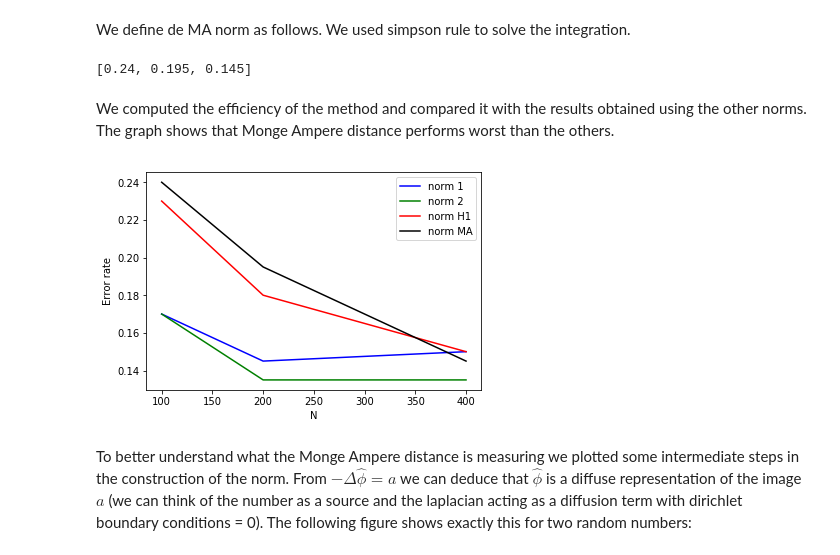
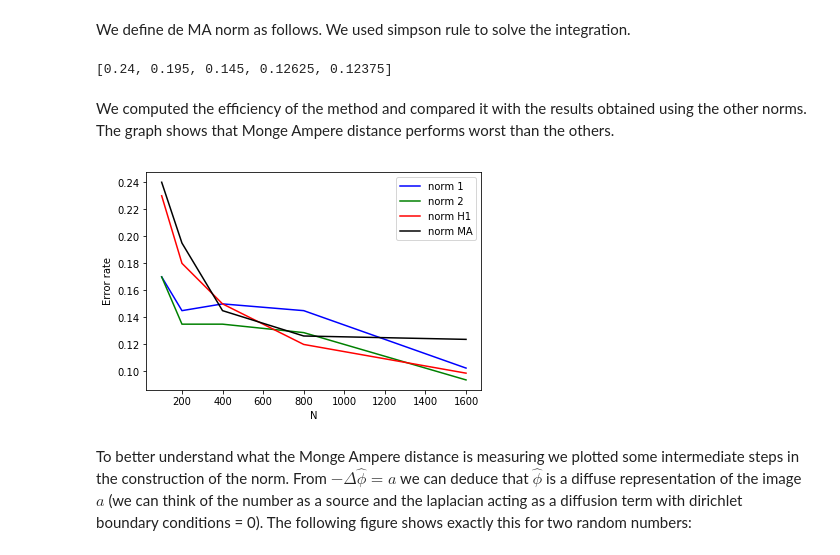
Before and after one commit to Fede112/P1.4_seed, a Jupyter notebook: final_project/final_project_2018-2019.ipynb, the cells around one changed output. Saved outputs shown, nothing was run; the diff lists cells and outputs as text; code cells hidden in the pictures.

```diff
--- a/final_project/final_project_2018-2019.ipynb
+++ b/final_project/final_project_2018-2019.ipynb
@@ -406,7 +407,7 @@ where each column represents a different norm.
 
 ** In the next assignments, optional points are given if you manage to make the algorithm run faster, by pre-computing everything you can precompute in advance **
 # %%
-Ns = np.array([100,200,400,800])
+Ns = np.array([100,200,400,800,1600])
 
 # We generate a list of matrices with size N. Each new matrix is calculated from the previous entry.
 # Matrices are suppose to be inserted in ascending order (dim-wise)
@@ -533,6 +533,6 @@ print(d_h1(x_train[10], x_train[11], id_f1 =10, id_f2 = 11, grad = grad_v, intgr
 # %% [output]
 0.02889279489490389
 # %%
-Ns = np.array([100,200,400])
+Ns = np.array([100,200,400,800,1600])
 d_h1_errors = [efficiency(N, dist(d_h1, N, x_train, grad = grad_v, intgrl = intgrl_v), y_train) for N in Ns]
 # %%
@@ -658,27 +658,27 @@ def d_MA(f1,f2,**kwargs):
 # N = 3
 # dist(d_h1, N, x_train)
 
-Ns = np.array([100,200,400])
+Ns = np.array([100,200,400,800,1600])
 # Ns = np.array([100])
 d_MA_errors = [efficiency(N, dist(d_MA, N, x_train, lapl = lapl_v, intgrl = intgrl_v), y_train) for N in Ns]
 print(d_MA_errors)
 # %% [output]
-[0.24, 0.195, 0.145]
+[0.24, 0.195, 0.145, 0.12625, 0.12375]
 # %% [markdown]
 We computed the efficiency of the method and compared it with the results obtained using the other norms.
 The graph shows that Monge Ampere distance performs worst than the others.
 # %%
 # plot the results of norm MA compared with the previous norms
-plot(Ns, d_1_errors[:3], c='b', label = 'norm 1')
-plot(Ns, d_2_errors[:3], c='g', label = 'norm 2')
-plot(Ns, d_h1_errors[:3], c='r', label = 'norm H1')
+plot(Ns, d_1_errors[:], c='b', label = 'norm 1')
+plot(Ns, d_2_errors[:], c='g', label = 'norm 2')
+plot(Ns, d_h1_errors[:], c='r', label = 'norm H1')
 plot(Ns, d_MA_errors[:], c='black', label = 'norm MA')
 plt.xlabel('N')
 plt.ylabel('Error rate')
 plt.legend()
 plt.show()
 # %% [output]
-[figure, old version]
+[figure, new version]
 # %% [markdown]
 To better understand what the Monge Ampere distance is measuring we plotted some intermediate steps in the construction of the norm.
 From  $-\Delta \hat{\phi} = a$ we can deduce that $\hat{\phi}$ is a diffuse representation of the image $a$ (we can think of the number as a source and the laplacian acting as a diffusion term with dirichlet boundary conditions = 0).
```
Also changed, not shown: parts of 16 cells of this notebook, 3 other files.
